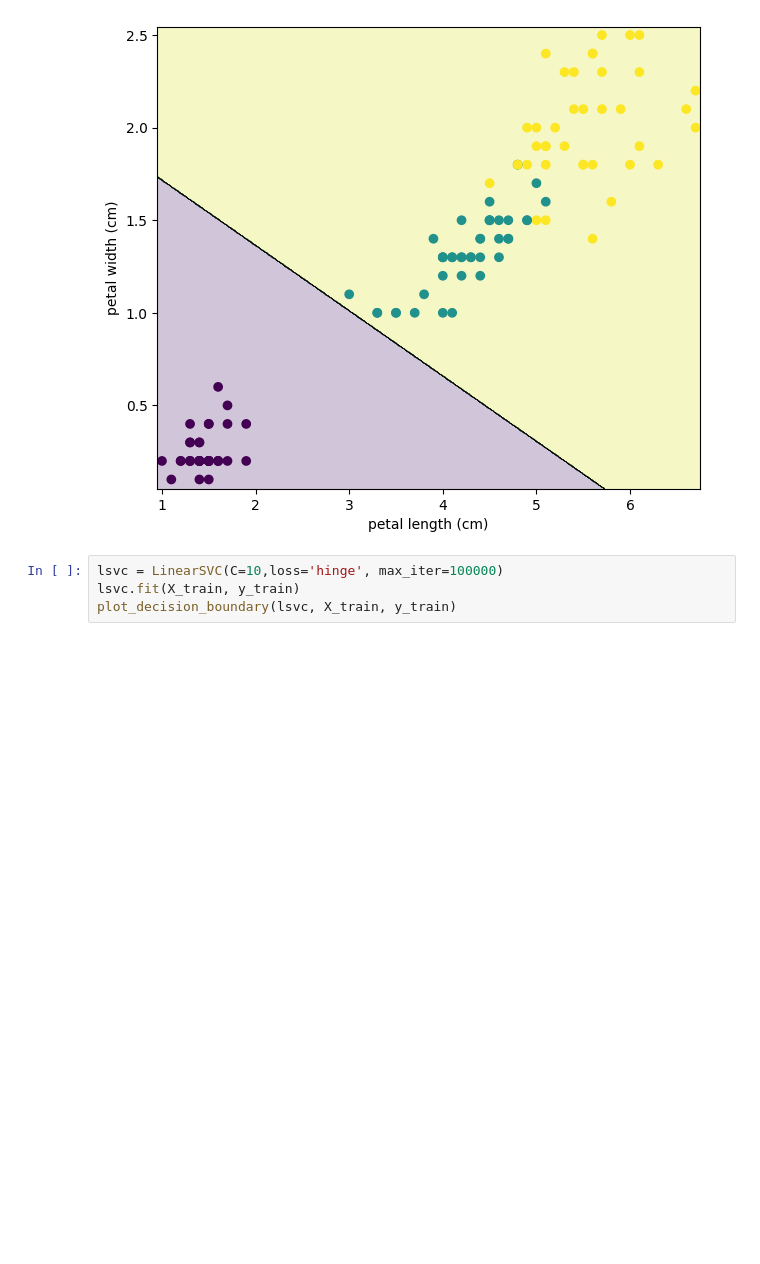
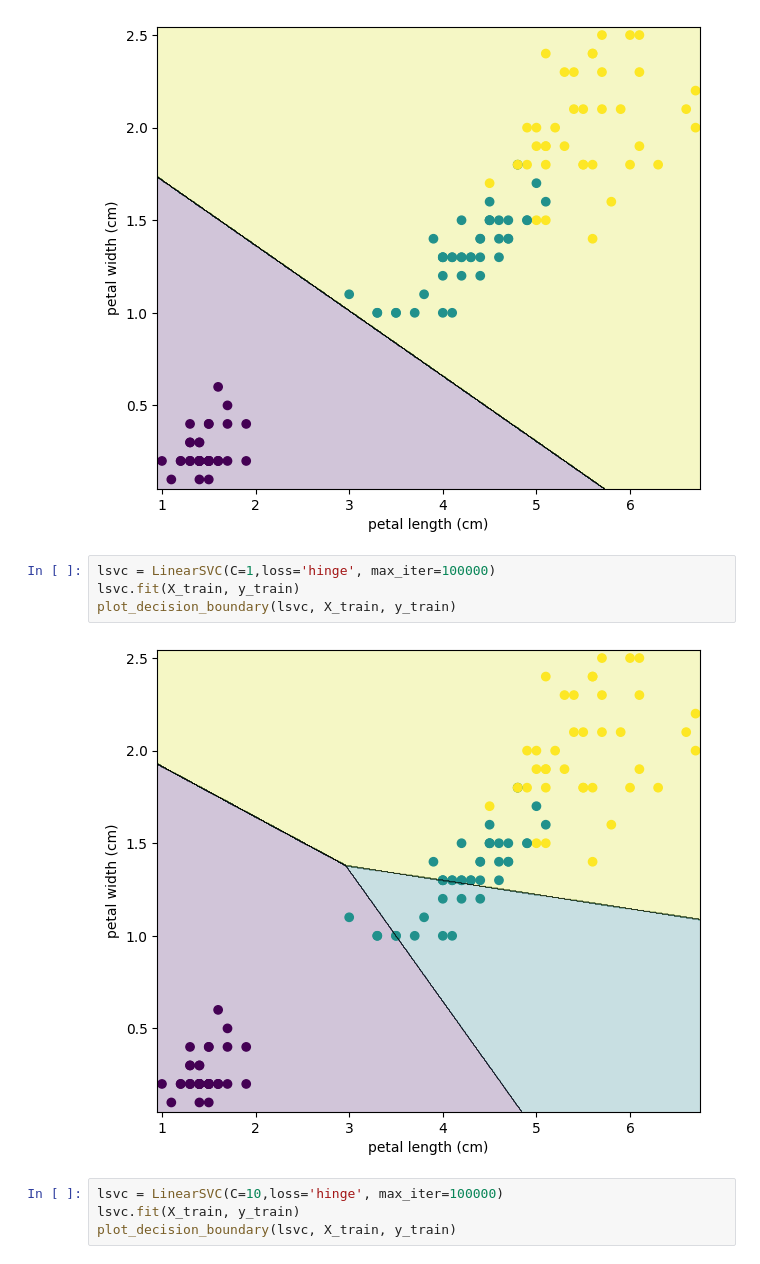
Before and after one commit to Rodsathon743/229352-Statisticalleaming, a Jupyter notebook: 660510743_Lab06_SVM.ipynb, the cells around one changed output. Saved outputs shown, nothing was run; the diff lists cells and outputs as text; blank space fills up the shorter version.

```diff
--- a/660510743_Lab06_SVM.ipynb
+++ b/660510743_Lab06_SVM.ipynb
@@ -101,6 +101,12 @@ lsvc.fit(X_train, y_train)
 plot_decision_boundary(lsvc, X_train, y_train)
 # %% [output]
 [figure]
+# %%
+lsvc = LinearSVC(C=1,loss='hinge', max_iter=100000)
+lsvc.fit(X_train, y_train)
+plot_decision_boundary(lsvc, X_train, y_train)
+# %% [output]
+[figure, added]
 # %%
 lsvc = LinearSVC(C=10,loss='hinge', max_iter=100000)
 lsvc.fit(X_train, y_train)
```
